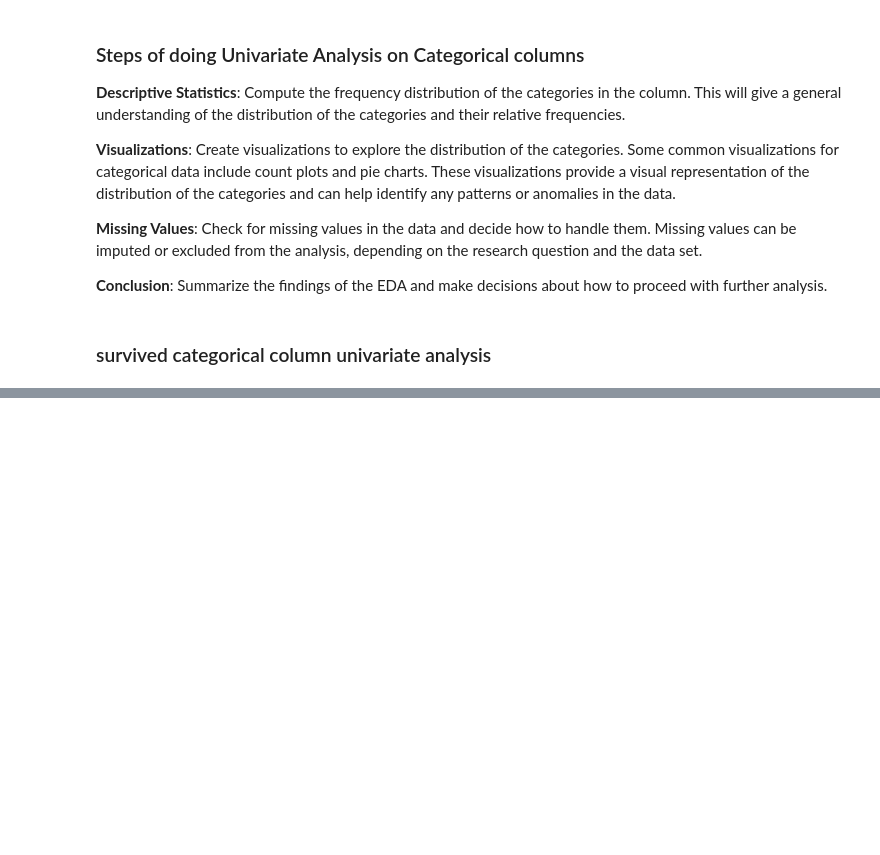
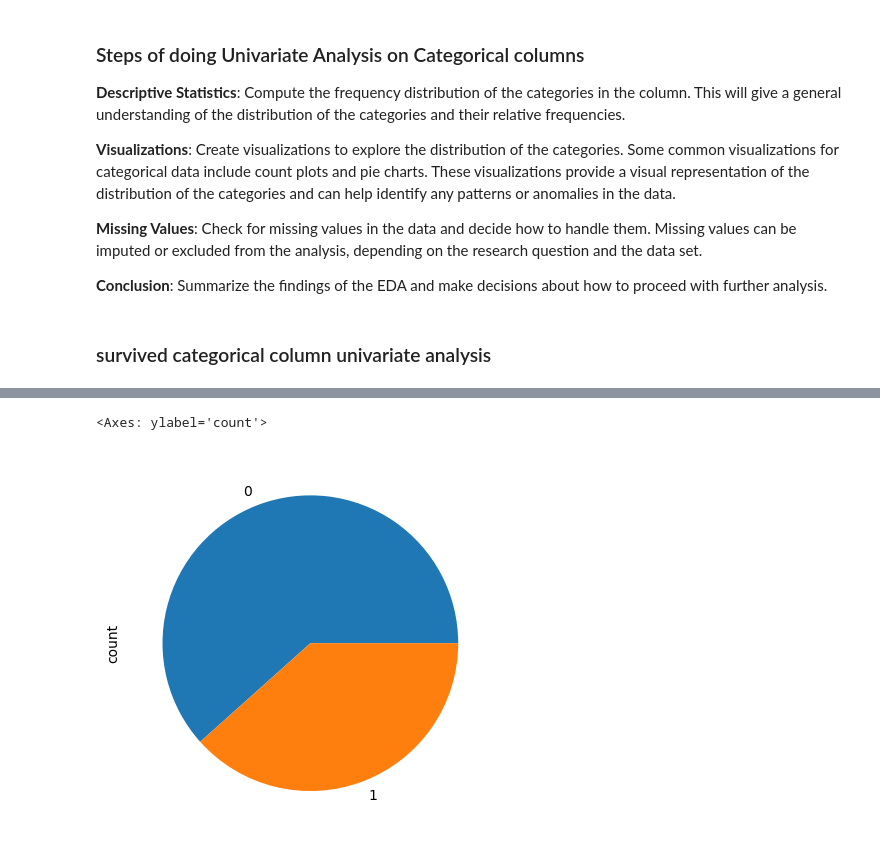
Before and after one commit to shubhammgits/Python-DS-AIML, a Jupyter notebook: DATA ANALYSIS/EDA/eda.ipynb, the cells around one changed output, grey strips where cells are left out. Drawn from its saved outputs; the diff is of its cells as text; code cells hidden in the pictures; blank space fills up the shorter version.

```diff
--- a/DATA ANALYSIS/EDA/eda.ipynb
+++ b/DATA ANALYSIS/EDA/eda.ipynb
@@ -218,0 +227,5 @@ NameError: name 'df' is not defined
+# %%
+df['Survived'].value_counts().plot(kind='pie')
+# %% [output]
+<Axes: ylabel='count'>
+[figure, added]
```
Also changed, not shown: parts of 2 cells of this notebook.
